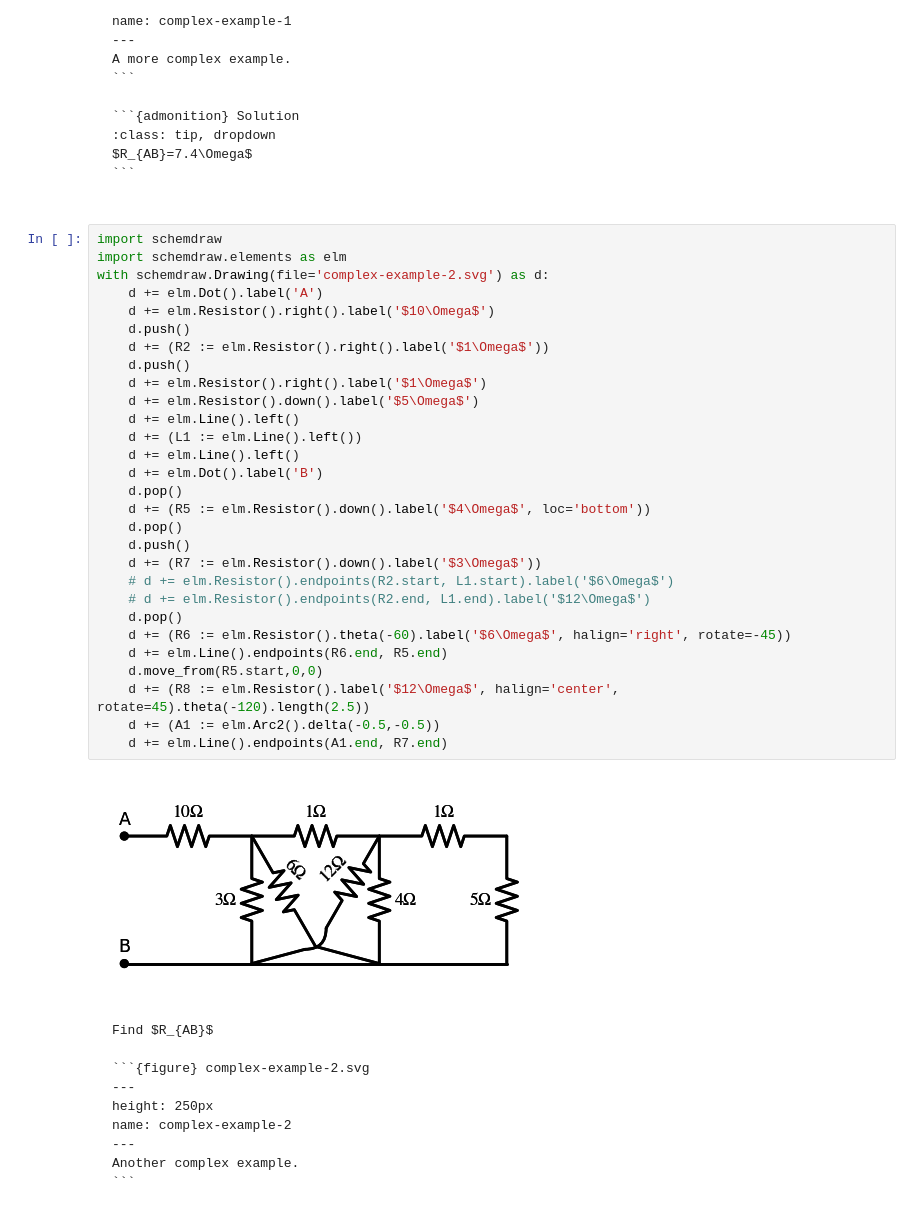
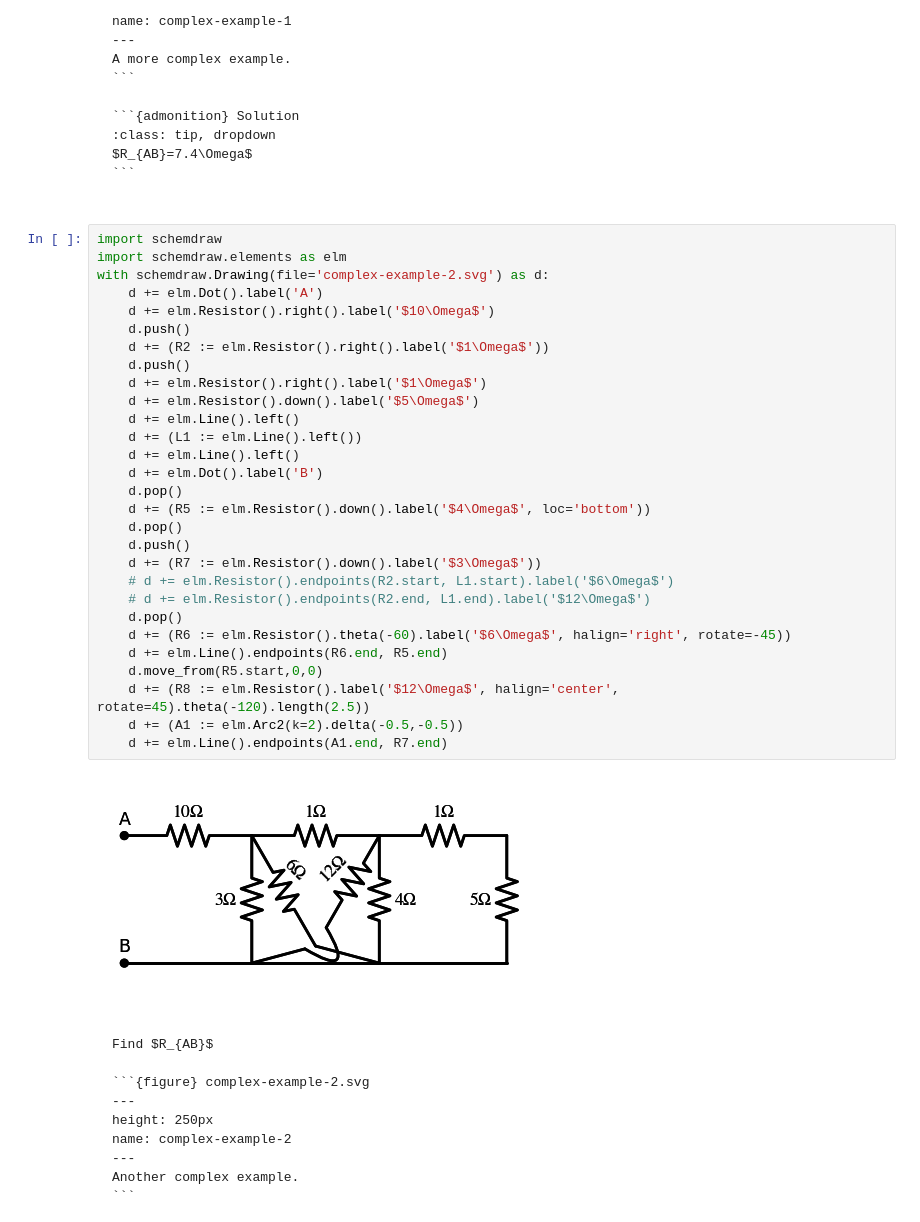
Before and after one commit to Circuit-Analysis/circuit-analysis.github.io, a Jupyter notebook: _sources/chapter-3.ipynb, the cells around one changed output. Saved outputs shown, nothing was run; the diff lists cells and outputs as text.

`````diff
--- a/_sources/chapter-3.ipynb
+++ b/_sources/chapter-3.ipynb
@@ -206,34 +206,34 @@ $R_{AB}=7.4\Omega$
 # %%
 import schemdraw
 import schemdraw.elements as elm
 with schemdraw.Drawing(file='complex-example-2.svg') as d:
     d += elm.Dot().label('A')
     d += elm.Resistor().right().label('$10\Omega$')
     d.push()
     d += (R2 := elm.Resistor().right().label('$1\Omega$'))
     d.push()
     d += elm.Resistor().right().label('$1\Omega$')
     d += elm.Resistor().down().label('$5\Omega$')
     d += elm.Line().left()
     d += (L1 := elm.Line().left())
     d += elm.Line().left()
     d += elm.Dot().label('B')
     d.pop()
     d += (R5 := elm.Resistor().down().label('$4\Omega$', loc='bottom'))
     d.pop()
     d.push()
     d += (R7 := elm.Resistor().down().label('$3\Omega$'))
     # d += elm.Resistor().endpoints(R2.start, L1.start).label('$6\Omega$')
     # d += elm.Resistor().endpoints(R2.end, L1.end).label('$12\Omega$')
     d.pop()
     d += (R6 := elm.Resistor().theta(-60).label('$6\Omega$', halign='right', rotate=-45))
     d += elm.Line().endpoints(R6.end, R5.end)
     d.move_from(R5.start,0,0)
     d += (R8 := elm.Resistor().label('$12\Omega$', halign='center', rotate=45).theta(-120).length(2.5))
-    d += (A1 := elm.Arc2().delta(-0.5,-0.5))
+    d += (A1 := elm.Arc2(k=2).delta(-0.5,-0.5))
     d += elm.Line().endpoints(A1.end, R7.end)
 # %% [output]
-[figure, old version]
+[figure, new version]
 # %% [markdown]
 ````{admonition} Example
 
`````
Also changed, not shown: 22 other files.
